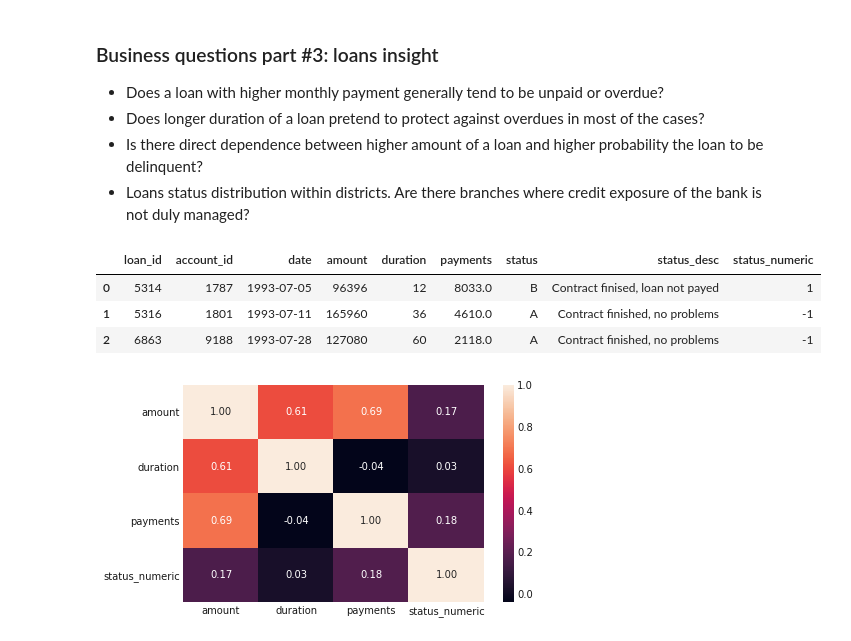
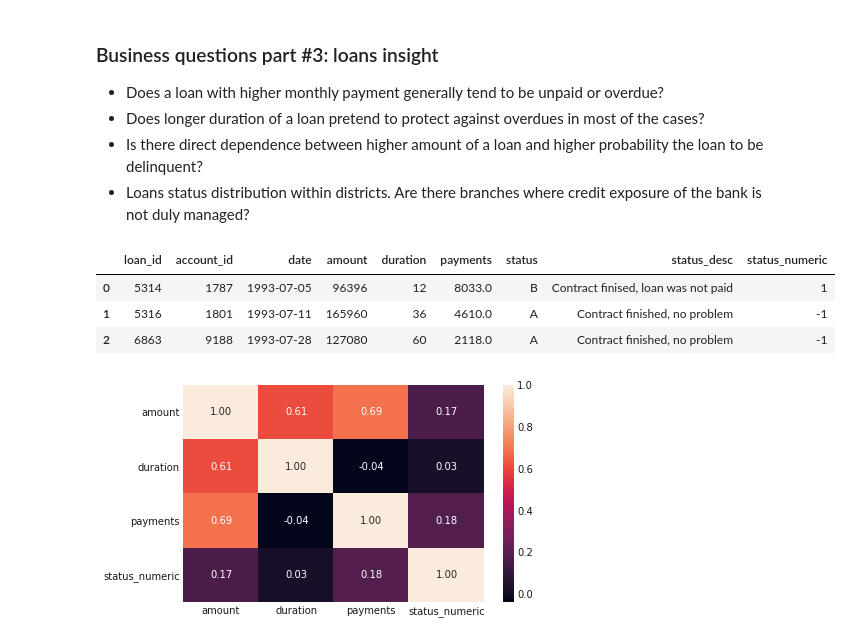
Before and after one commit to Kusainov/czech-banking-fin-analysis, a Jupyter notebook: Czech-banking-customer-trans-analysis.ipynb, the cells around one changed output. Saved outputs shown, nothing was run; the diff lists cells and outputs as text; code cells hidden in the pictures.

```diff
--- a/Czech-banking-customer-trans-analysis.ipynb
+++ b/Czech-banking-customer-trans-analysis.ipynb
@@ -834,30 +844,30 @@ py.iplot(data, filename='grouped-bar-direct-labels')
 # %%
 #preparing dataset and replacing A, B, C, D with description text
 loans2_df = loans_df.copy ()
 loans2_df ['status_desc'] = loans2_df ['status']
 
-dict1 =  {'A':'Contract finished, no problems',
-      'B':'Contract finised, loan not payed',
+dict1 =  {'A':'Contract finished, no problem',
+      'B':'Contract finised, loan was not paid',
       'C':'Runing contract, OK so far',
       'D':'Runing contract, client in debt'
      }
 loans2_df.status_desc = loans2_df.status_desc.replace (dict1)
 
 loans2_df ['status_numeric'] = loans2_df ['status']
 
 #encoding bad loans as 1 and good ones as -1
 dict2 =  {'A':-1,
       'B':1,
       'C':-1,
       'D':1
      }
 loans2_df.status_numeric = loans2_df.status_numeric.replace (dict2)
 display (loans2_df.head (n=3))
 # %% [output]
 |  | loan_id | account_id | date | amount | duration | payments | status | status_desc | status_numeric |
-| 0 | 5314 | 1787 | 1993-07-05 | 96396 | 12 | 8033.0 | B | Contract finised, loan not payed | 1 |
-| 1 | 5316 | 1801 | 1993-07-11 | 165960 | 36 | 4610.0 | A | Contract finished, no problems | -1 |
-| 2 | 6863 | 9188 | 1993-07-28 | 127080 | 60 | 2118.0 | A | Contract finished, no problems | -1 |
+| 0 | 5314 | 1787 | 1993-07-05 | 96396 | 12 | 8033.0 | B | Contract finised, loan was not paid | 1 |
+| 1 | 5316 | 1801 | 1993-07-11 | 165960 | 36 | 4610.0 | A | Contract finished, no problem | -1 |
+| 2 | 6863 | 9188 | 1993-07-28 | 127080 | 60 | 2118.0 | A | Contract finished, no problem | -1 |
 # %%
 #correlation between loan status and monthly payments
 #display (loans2_df.groupby (['status_desc']).mean () ['payments'].sort_values ())
```
Also changed, not shown: parts of 12 cells of this notebook.
